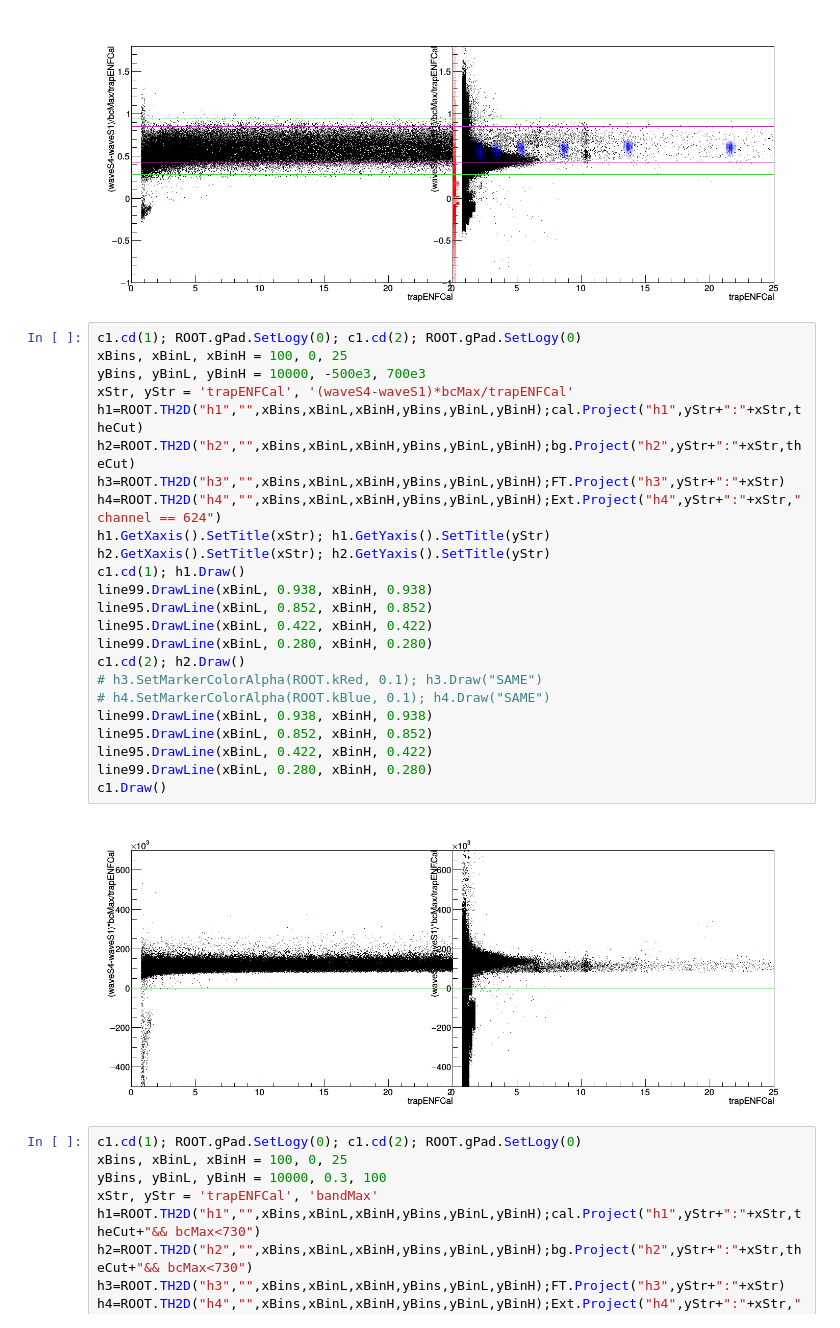
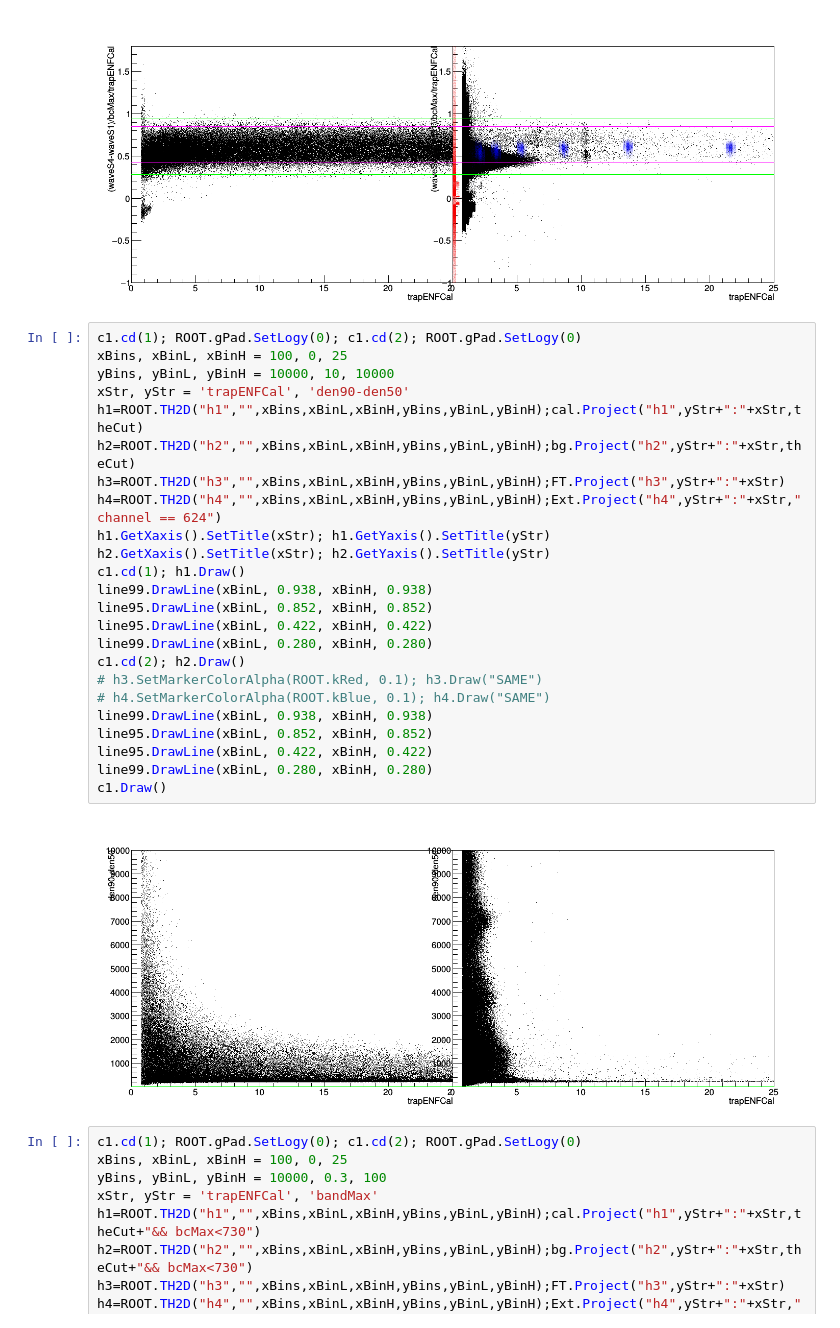
Before and after one commit to bxyzhu/IPython, a Jupyter notebook: latPlots_ds0.ipynb, the cells around one changed output. Saved outputs shown, nothing was run; the diff lists cells and outputs as text.

```diff
--- a/latPlots_ds0.ipynb
+++ b/latPlots_ds0.ipynb
@@ -166,29 +166,29 @@ c1.Draw()
 # %%
 c1.cd(1); ROOT.gPad.SetLogy(0); c1.cd(2); ROOT.gPad.SetLogy(0)
 xBins, xBinL, xBinH = 100, 0, 25
-yBins, yBinL, yBinH = 10000, -500e3, 700e3
-xStr, yStr = 'trapENFCal', '(waveS4-waveS1)*bcMax/trapENFCal'
+yBins, yBinL, yBinH = 10000, 10, 10000
+xStr, yStr = 'trapENFCal', 'den90-den50'
 h1=ROOT.TH2D("h1","",xBins,xBinL,xBinH,yBins,yBinL,yBinH);cal.Project("h1",yStr+":"+xStr,theCut)
 h2=ROOT.TH2D("h2","",xBins,xBinL,xBinH,yBins,yBinL,yBinH);bg.Project("h2",yStr+":"+xStr,theCut)
 h3=ROOT.TH2D("h3","",xBins,xBinL,xBinH,yBins,yBinL,yBinH);FT.Project("h3",yStr+":"+xStr)
 h4=ROOT.TH2D("h4","",xBins,xBinL,xBinH,yBins,yBinL,yBinH);Ext.Project("h4",yStr+":"+xStr,"channel == 624")
 h1.GetXaxis().SetTitle(xStr); h1.GetYaxis().SetTitle(yStr)
 h2.GetXaxis().SetTitle(xStr); h2.GetYaxis().SetTitle(yStr)
 c1.cd(1); h1.Draw()
 line99.DrawLine(xBinL, 0.938, xBinH, 0.938)
 line95.DrawLine(xBinL, 0.852, xBinH, 0.852)
 line95.DrawLine(xBinL, 0.422, xBinH, 0.422)
 line99.DrawLine(xBinL, 0.280, xBinH, 0.280)
 c1.cd(2); h2.Draw()
 # h3.SetMarkerColorAlpha(ROOT.kRed, 0.1); h3.Draw("SAME")
 # h4.SetMarkerColorAlpha(ROOT.kBlue, 0.1); h4.Draw("SAME")
 line99.DrawLine(xBinL, 0.938, xBinH, 0.938)
 line95.DrawLine(xBinL, 0.852, xBinH, 0.852)
 line95.DrawLine(xBinL, 0.422, xBinH, 0.422)
 line99.DrawLine(xBinL, 0.280, xBinH, 0.280)
 c1.Draw()
 # %% [output]
-[figure, old version]
+[figure, new version]
 # %%
 c1.cd(1); ROOT.gPad.SetLogy(0); c1.cd(2); ROOT.gPad.SetLogy(0)
 xBins, xBinL, xBinH = 100, 0, 25
```
Also changed, not shown: parts of 2 cells of this notebook, 2 other files.
